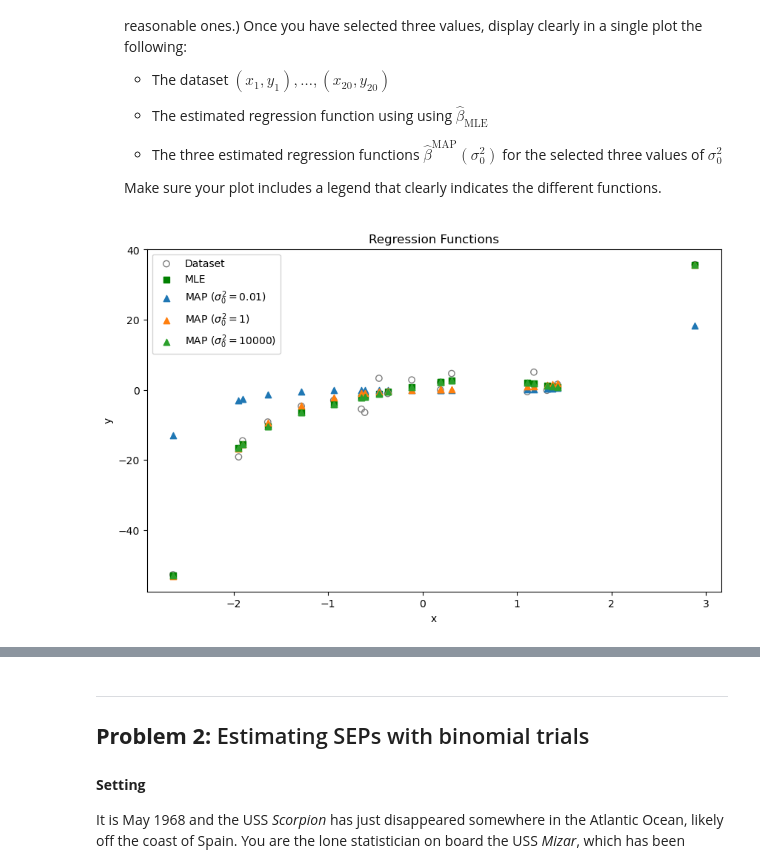
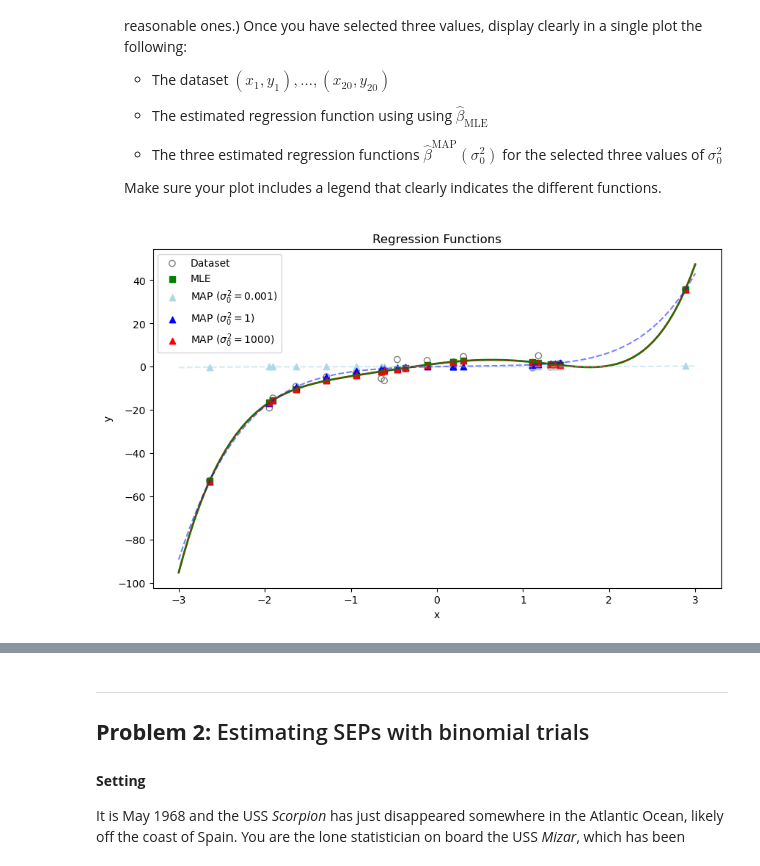
Before and after one commit to dfnoriega/stat_348_2024, a Jupyter notebook: assignments/hw2_dfn.ipynb, the cells around one changed output, grey strips where cells are left out. Saved outputs shown, nothing was run; the diff lists cells and outputs as text; code cells hidden in the pictures.

```diff
--- a/assignments/hw2_dfn.ipynb
+++ b/assignments/hw2_dfn.ipynb
@@ -137,25 +147,45 @@ def map_estimate(y, X, sigma0):
 # %%
 import matplotlib.pyplot as plt
 import seaborn as sns
 
-sigma_0_2_values = [0.01, 1, 10000]
+# Define a list of sigma_0^2 values
+sigma_0_2_values = [0.001, 1, 1000]
+
+# Calculate the MAP estimates for each sigma_0^2 value
 beta_map_values = [map_estimate(y, X_poly, sigma_0_2) for sigma_0_2 in sigma_0_2_values]
+
+# Calculate the predicted values using MLE
 y_b_mle = [np.dot(beta_hat, x) for x in X_poly]
+
+# Calculate the predicted values using MAP for each sigma_0^2 value
 y_b_map = {}
 for i in sigma_0_2_values:
     y_b_map[i] = [np.dot(map_estimate(y, X_poly, i), x) for x in X_poly]
 
+# Create lines for ploting the regression functions
+lines_x = np.linspace(-3, 3, 100)
+lines_mle = [np.dot(beta_hat, poly.fit_transform(np.array(x).reshape(-1, 1)).flatten()) for x in lines_x]
+lines_map = {}
+for i in sigma_0_2_values:
+    lines_map[i] = [np.dot(map_estimate(y, X_poly, i), poly.fit_transform(np.array(x).reshape(-1, 1)).flatten()) for x in lines_x]
+
+# Ploting
 plt.figure(figsize=(10, 6))
 plt.scatter(dataset, y, color='grey', label='Dataset', marker='o', facecolors='none')
+
 plt.scatter(dataset, y_b_mle, label='MLE', color='green', marker='s')
+plt.plot(lines_x, lines_mle, color='green', linewidth=2)
+
+colors = ['lightblue', 'blue', 'red']
 for i in sigma_0_2_values:
-    plt.scatter(dataset, y_b_map[i], label='MAP ($\sigma_0^2={}$)'.format(i), marker='^')
+    color = colors.pop(0)
+    plt.scatter(dataset, y_b_map[i], label='MAP ($\sigma_0^2={}$)'.format(i), marker='^', color=color)
+    plt.plot(lines_x, lines_map[i], color=color, alpha=0.5, linestyle='--')
 
 plt.xlabel('x')
 plt.ylabel('y')
 plt.title('Regression Functions')
 plt.legend()
-
 plt.show()
 # %% [output]
-[figure, old version]
+[figure, new version]
```
Also changed, not shown: parts of 16 cells of this notebook, 7 other files.
